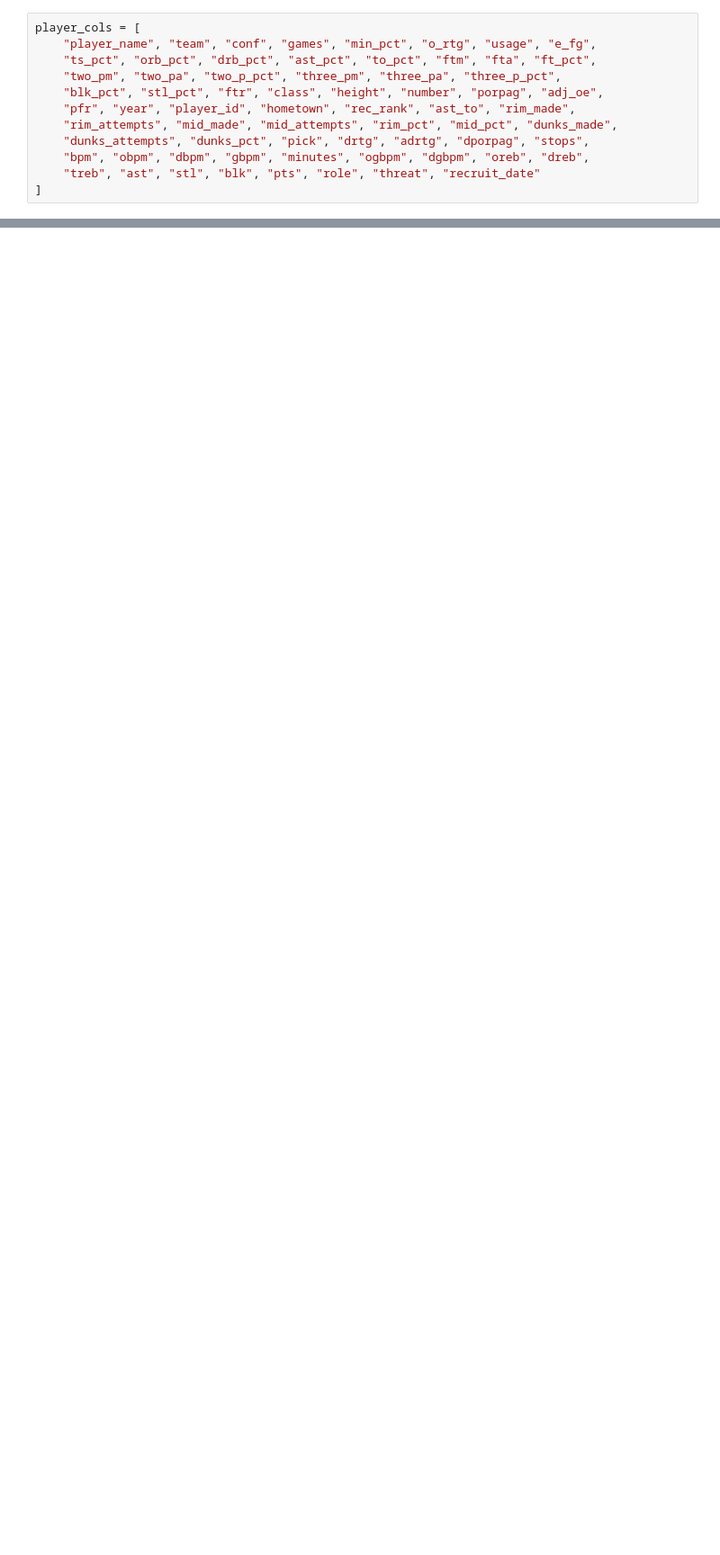
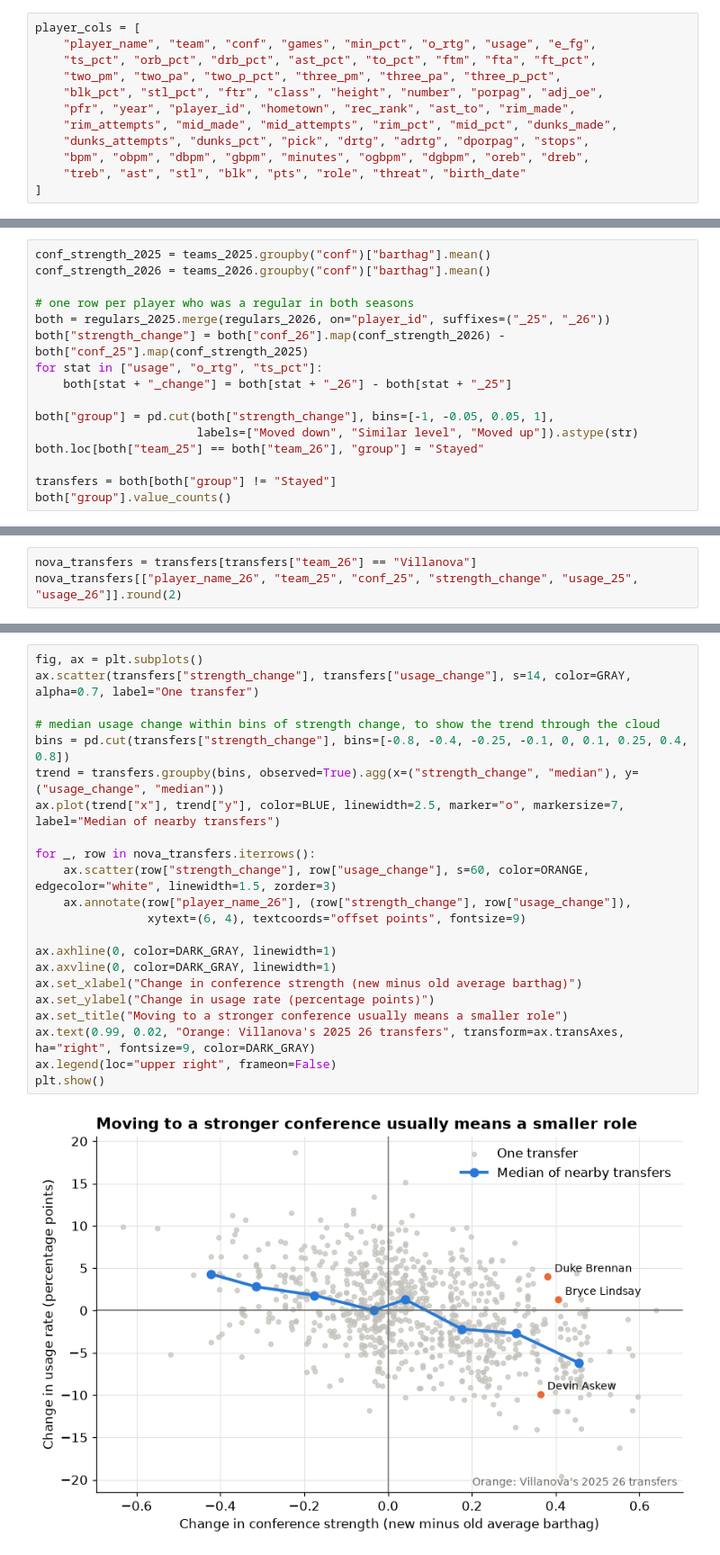
Before and after one commit to CharlieHam6/UVA-Scouting-Report-, a Jupyter notebook: Scouting.ipynb, the cells around one changed output, grey strips where cells are left out. Shown at 90% size. Saved outputs shown, nothing was run; the diff lists cells and outputs as text; blank space fills up the shorter version.

Commit message:
Complete EDA: overview, 9 charts, summary

```diff
--- a/Scouting.ipynb
+++ b/Scouting.ipynb
@@ -10,5 +34,5 @@ player_cols = [
     "rim_attempts", "mid_made", "mid_attempts", "rim_pct", "mid_pct", "dunks_made",
     "dunks_attempts", "dunks_pct", "pick", "drtg", "adrtg", "dporpag", "stops",
     "bpm", "obpm", "dbpm", "gbpm", "minutes", "ogbpm", "dgbpm", "oreb", "dreb",
-    "treb", "ast", "stl", "blk", "pts", "role", "threat", "recruit_date"
+    "treb", "ast", "stl", "blk", "pts", "role", "threat", "birth_date"
 ]
@@ -19,0 +224,16 @@ FileNotFoundError: [Errno 2] No such file or directory: 'Data/2025_team_results.
+# %%
+conf_strength_2025 = teams_2025.groupby("conf")["barthag"].mean()
+conf_strength_2026 = teams_2026.groupby("conf")["barthag"].mean()
+
+# one row per player who was a regular in both seasons
+both = regulars_2025.merge(regulars_2026, on="player_id", suffixes=("_25", "_26"))
+both["strength_change"] = both["conf_26"].map(conf_strength_2026) - both["conf_25"].map(conf_strength_2025)
+for stat in ["usage", "o_rtg", "ts_pct"]:
+    both[stat + "_change"] = both[stat + "_26"] - both[stat + "_25"]
+
+both["group"] = pd.cut(both["strength_change"], bins=[-1, -0.05, 0.05, 1],
+                       labels=["Moved down", "Similar level", "Moved up"]).astype(str)
+both.loc[both["team_25"] == both["team_26"], "group"] = "Stayed"
+
+transfers = both[both["group"] != "Stayed"]
+both["group"].value_counts()
@@ -19,0 +247,3 @@ FileNotFoundError: [Errno 2] No such file or directory: 'Data/2025_team_results.
+# %%
+nova_transfers = transfers[transfers["team_26"] == "Villanova"]
+nova_transfers[["player_name_26", "team_25", "conf_25", "strength_change", "usage_25", "usage_26"]].round(2)
@@ -19,0 +257,24 @@ FileNotFoundError: [Errno 2] No such file or directory: 'Data/2025_team_results.
+# %%
+fig, ax = plt.subplots()
+ax.scatter(transfers["strength_change"], transfers["usage_change"], s=14, color=GRAY, alpha=0.7, label="One transfer")
+
+# median usage change within bins of strength change, to show the trend through the cloud
+bins = pd.cut(transfers["strength_change"], bins=[-0.8, -0.4, -0.25, -0.1, 0, 0.1, 0.25, 0.4, 0.8])
+trend = transfers.groupby(bins, observed=True).agg(x=("strength_change", "median"), y=("usage_change", "median"))
+ax.plot(trend["x"], trend["y"], color=BLUE, linewidth=2.5, marker="o", markersize=7, label="Median of nearby transfers")
+
+for _, row in nova_transfers.iterrows():
+    ax.scatter(row["strength_change"], row["usage_change"], s=60, color=ORANGE, edgecolor="white", linewidth=1.5, zorder=3)
+    ax.annotate(row["player_name_26"], (row["strength_change"], row["usage_change"]),
+                xytext=(6, 4), textcoords="offset points", fontsize=9)
+
+ax.axhline(0, color=DARK_GRAY, linewidth=1)
+ax.axvline(0, color=DARK_GRAY, linewidth=1)
+ax.set_xlabel("Change in conference strength (new minus old average barthag)")
+ax.set_ylabel("Change in usage rate (percentage points)")
+ax.set_title("Moving to a stronger conference usually means a smaller role")
+ax.text(0.99, 0.02, "Orange: Villanova's 2025 26 transfers", transform=ax.transAxes, ha="right", fontsize=9, color=DARK_GRAY)
+ax.legend(loc="upper right", frameon=False)
+plt.show()
+# %% [output]
+[figure, added]
```
Also changed, not shown: parts of 56 cells of this notebook, 4 other files.
